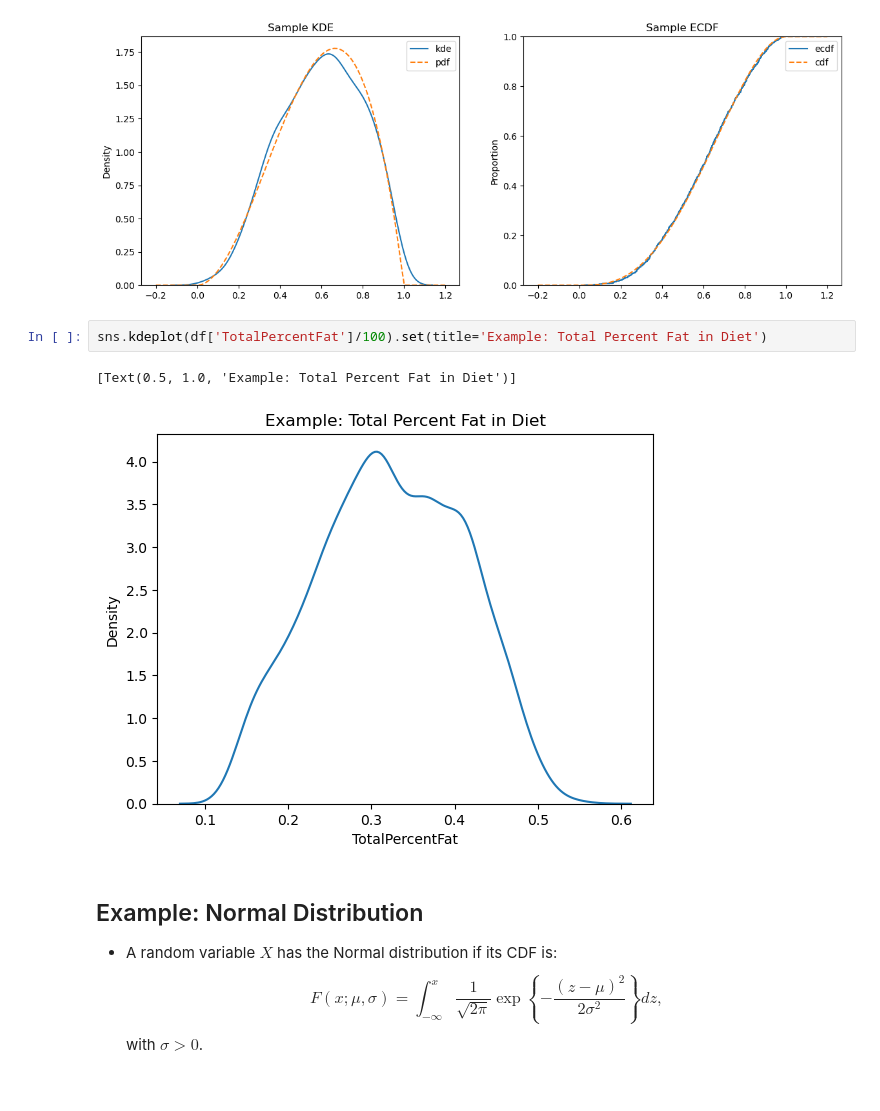
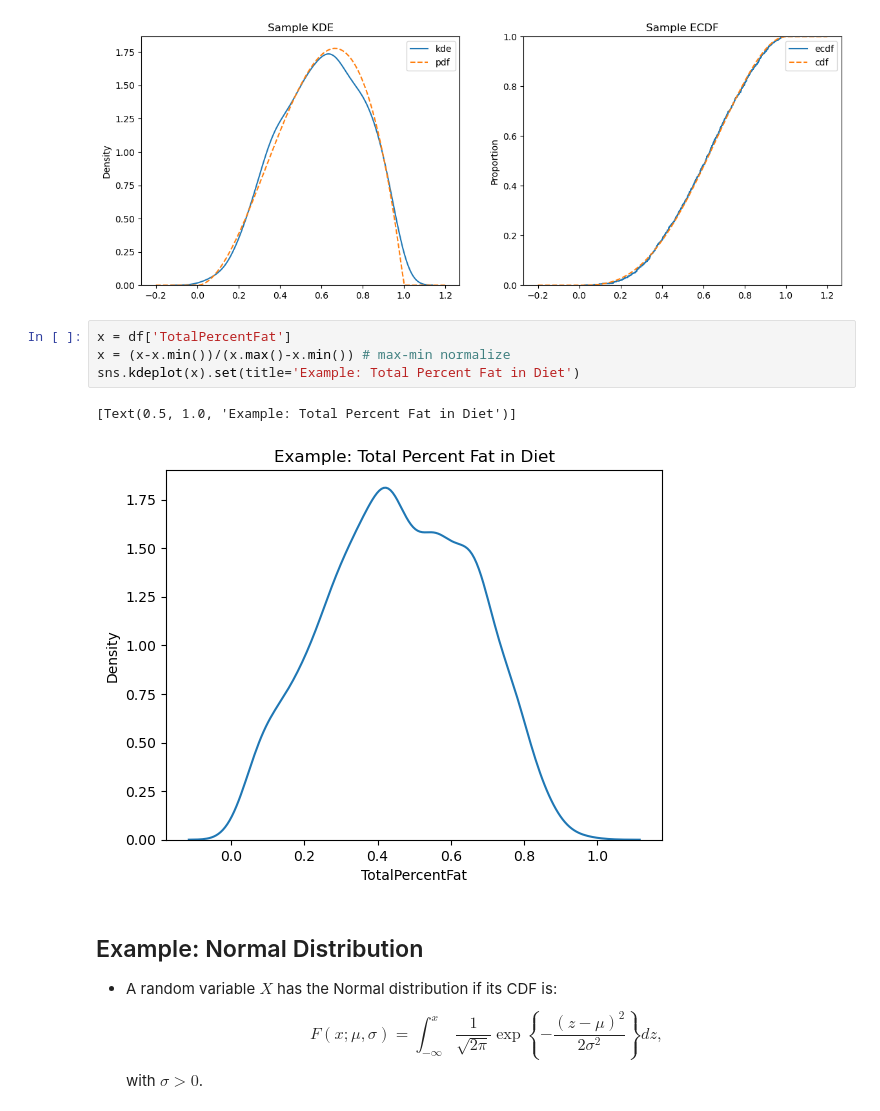
Before and after one commit to Maodougie25/understanding_uncertainty, a Jupyter notebook: 01_probability/01_zoo.ipynb, the cells around one changed output. Drawn from its saved outputs; the diff is of its cells as text.

```diff
--- a/01_probability/01_zoo.ipynb
+++ b/01_probability/01_zoo.ipynb
@@ -146,10 +146,12 @@ plt.show()
 [figure]
 [figure]
 # %%
-sns.kdeplot(df['TotalPercentFat']/100).set(title='Example: Total Percent Fat in Diet')
+x = df['TotalPercentFat']
+x = (x-x.min())/(x.max()-x.min()) # max-min normalize
+sns.kdeplot(x).set(title='Example: Total Percent Fat in Diet')
 # %% [output]
 [Text(0.5, 1.0, 'Example: Total Percent Fat in Diet')]
-[figure, old version]
+[figure, new version]
 # %% [markdown]
 ## Example: Normal Distribution
 - A random variable $X$ has the Normal distribution if its CDF is:
```
Also changed, not shown: parts of 16 cells of this notebook, 1 other file.
